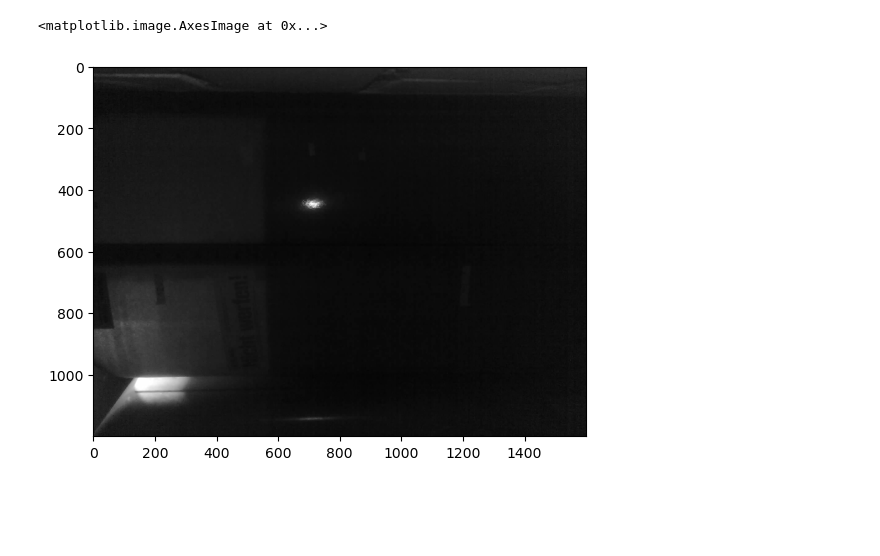
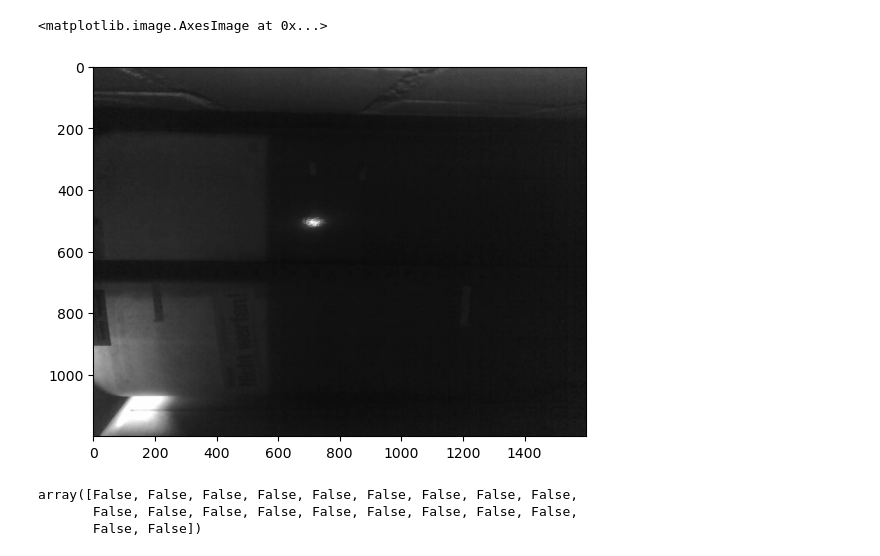
Before and after one commit to stheid/ha-tank-level, a Jupyter notebook: Level.ipynb, the cells around one changed output. Drawn from its saved outputs; the diff is of its cells as text; code cells hidden in the pictures; blank space fills up the shorter version.

```diff
--- a/Level.ipynb
+++ b/Level.ipynb
@@ -6,7 +29,14 @@ from scipy.signal import find_peaks
 # %%
-img = cv2.cvtColor(cv2.imread('/home/sheid/Nextcloud/Öltank/20241017040021.jpg'), cv2.COLOR_BGR2GRAY)
+img = np.array(Image.open("/home/sheid/Nextcloud/Öltank/20241025040031.jpg"))[:, :, 0]
 plt.imshow(img, cmap='gray')
 # %% [output]
 <matplotlib.image.AxesImage at 0x...>
-[figure, old version]
+[figure, new version]
+# %%
+grad = np.diff(edge_filtered[135:155])
+(np.hstack((grad,0)) > 0) & (np.hstack((0,grad)) < 0)
+# %% [output]
+array([False, False, False, False, False, False, False, False, False,
+       False, False, False, False, False, False, False, False, False,
+       False, False])
 # %%
```
Also changed, not shown: parts of 10 cells of this notebook, 2 other files.
